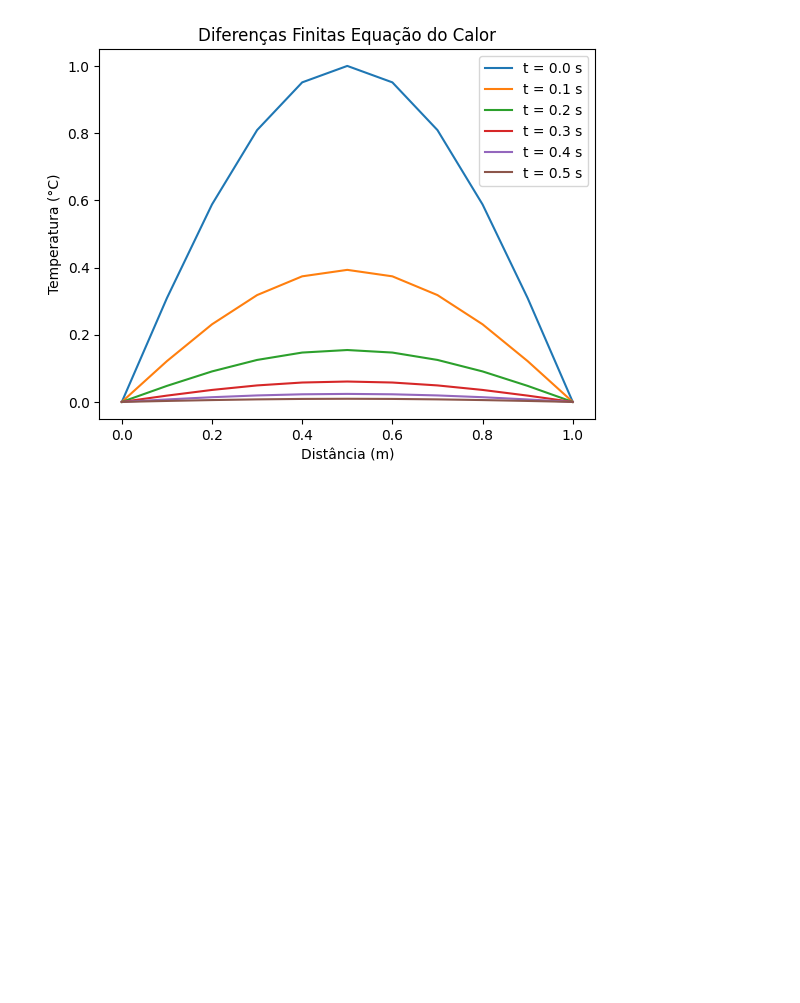
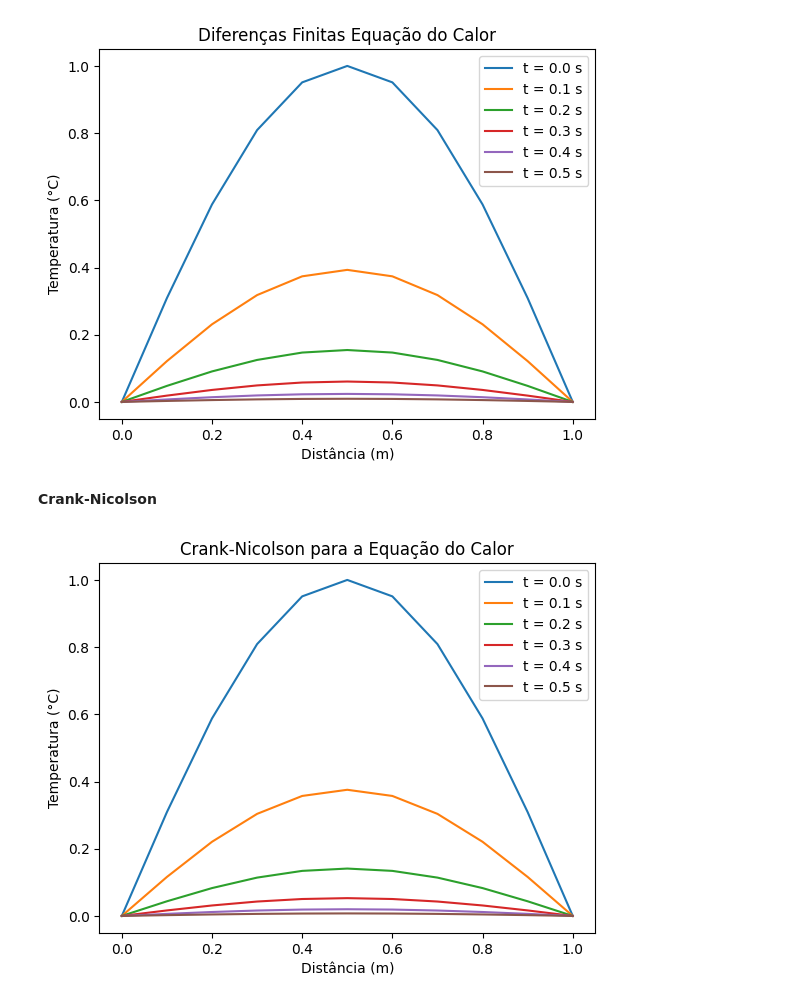
Before and after one commit to JonathanWNogueira/burden_numerical_analysis, a Jupyter notebook: 12.ipynb, the cells around one changed output. Cells and saved outputs as stored; diff of their text form; code cells hidden in the pictures; blank space fills up the shorter version.

Commit message:
crank-nicolson

```diff
--- a/12.ipynb
+++ b/12.ipynb
@@ -160,8 +160,9 @@ a, b = 0, 0
 
 w = backward_finite_difference(f, l, T, h, k, alpha, a, b)
 
-intervalos = [i/10 for i in range(6)]
-for i in intervalos:
+t = [i/10 for i in range(6)]
+
+for i in t:
     j = int(i / k)
     plt.plot(np.linspace(0, l, int(l / h) + 1), w[j, :], label=f't = {i} s')
 
@@ -172,3 +173,54 @@ plt.title('Diferenças Finitas Equação do Calor')
 plt.show()
 # %% [output]
 [figure]
+# %% [markdown]
+**Crank-Nicolson**
+# %%
+def crank_nicolson(l, T, alpha, m, N):
+    h = l / m
+    k = T / N
+    lamb = alpha**2 * k / (h**2)
+
+    w = np.zeros((N+1, m+1))
+
+    for i in range(1, m):
+        w[0, i] = f(i * h)
+
+    l = 1 + lamb
+    u = -lamb / 2
+
+    A = np.zeros((3, m-1))
+    A[1, :] = l
+    A[0, 1:] = u
+    A[2, :-1] = u
+
+    for n in range(0, N):
+        z = np.zeros(m-1)
+
+        z[0] = (1 - lamb) * w[n, 1] + (lamb / 2) * (w[n, 2] + w[n, 0])
+
+        for i in range(1, m-1):
+            z[i] = (1 - lamb) * w[n, i+1] + (lamb / 2) * (w[n, i+2] + w[n, i])
+
+        w[n+1, 1:m] = solve_banded((1, 1), A, z)
+    return w
+
+l, T = 1, 1
+m, N = 10, 100
+alpha = 1
+
+w = crank_nicolson(l, T, alpha, m, N)
+
+t = [i/10 for i in range(6)]
+
+for i in t:
+    j = int(i / k)
+    plt.plot(np.linspace(0, l, int(l / h) + 1), w[j, :], label=f't = {i} s')
+
+plt.xlabel('Distância (m)')
+plt.ylabel('Temperatura (°C)')
+plt.title('Crank-Nicolson para a Equação do Calor')
+plt.legend()
+plt.show()
+# %% [output]
+[figure, added]
```
